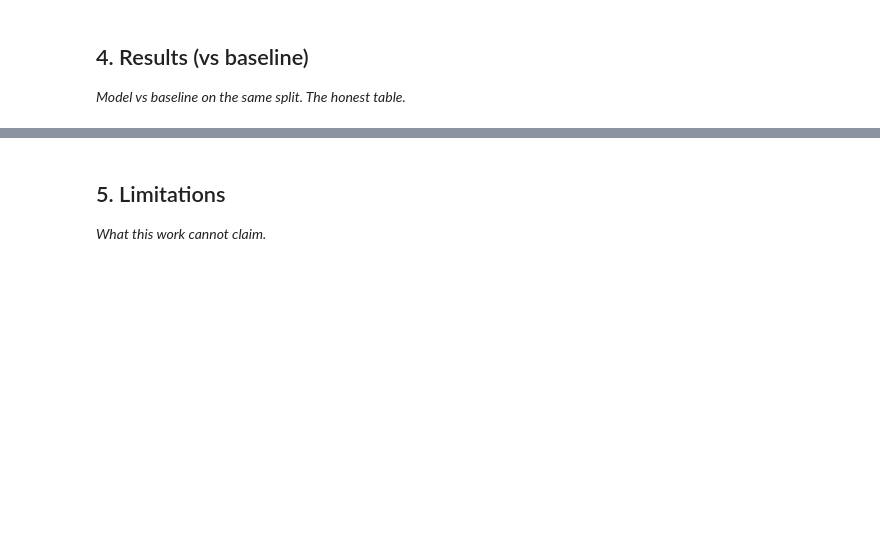
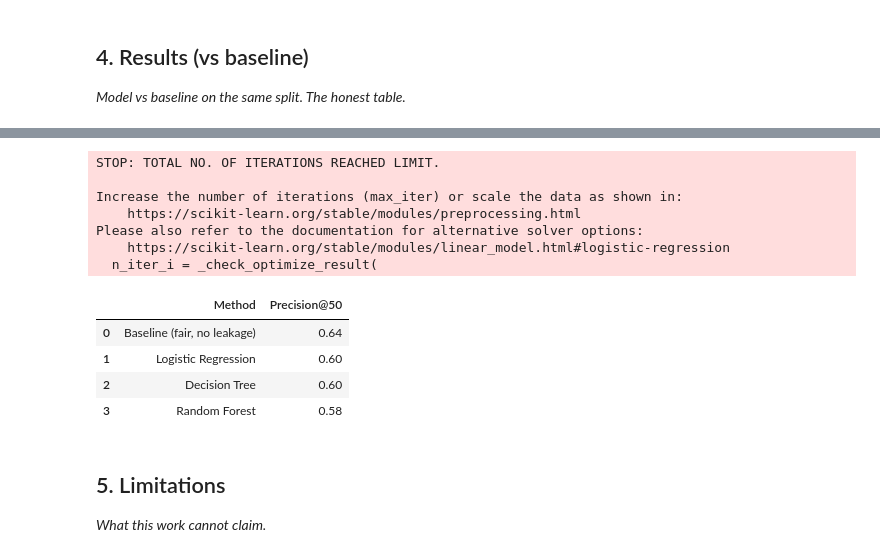
Before and after one commit to maheen-armghan/flyrank-internship, a Jupyter notebook: work/notebooks/capstone.ipynb, the cells around one changed output, grey strips where cells are left out. Drawn from its saved outputs; the diff is of its cells as text; code cells hidden in the pictures; blank space fills up the shorter version.

```diff
--- a/work/notebooks/capstone.ipynb
+++ b/work/notebooks/capstone.ipynb
@@ -25,3 +101,55 @@ This skeleton is yours to fill. Work the sections **in order** — each one has
+# %%
+from sklearn.model_selection import GroupShuffleSplit
+from sklearn.linear_model import LogisticRegression
+from sklearn.tree import DecisionTreeClassifier
+from sklearn.ensemble import RandomForestClassifier
+
+features = ["search_volume","competition","cpc","word_count","content_age_days",
+            "impressions_90d","sessions_90d","avg_position","ctr",
+            "days_since_last_update","engagement_rate","scroll_rate"]
+features = [f for f in features if f in df.columns]
+
+X = df[features].replace([np.inf,-np.inf], np.nan).fillna(0)
+y = df["is_declining_label"]
+groups = df["client_id"] if "client_id" in df.columns else df["content_id"]
+
+gss = GroupShuffleSplit(n_splits=1, test_size=0.3, random_state=42)
+train_idx, test_idx = next(gss.split(X, y, groups=groups))
+X_train, X_test = X.iloc[train_idx], X.iloc[test_idx]
+y_train, y_test = y.iloc[train_idx], y.iloc[test_idx]
+test_df = df.iloc[test_idx].copy()
+
+def precision_at_k(scores, labels, k):
+    order = np.argsort(-np.asarray(scores))
+    return np.asarray(labels)[order[:k]].mean()
+
+test_df["fair_baseline_score"] = ((test_df["days_since_last_update"] >= 180).astype(int) *
+                                    (test_df["impressions_90d"] >= 500).astype(int) * test_df["impressions_90d"])
+fair_p50 = precision_at_k(test_df["fair_baseline_score"].values, y_test.values, 50)
+
+results = {"Baseline (fair, no leakage)": fair_p50}
+for name, model in {
+    "Logistic Regression": LogisticRegression(max_iter=1000, class_weight="balanced"),
+    "Decision Tree": DecisionTreeClassifier(max_depth=4, class_weight="balanced", random_state=42),
+    "Random Forest": RandomForestClassifier(n_estimators=200, max_depth=6, class_weight="balanced", random_state=42),
+}.items():
+    model.fit(X_train, y_train)
+    results[name] = precision_at_k(model.predict_proba(X_test)[:,1], y_test.values, 50)
+
+pd.DataFrame(results.items(), columns=["Method","Precision@50"]).sort_values("Precision@50", ascending=False)
+# %% [output]
+STOP: TOTAL NO. OF ITERATIONS REACHED LIMIT.
+
+Increase the number of iterations (max_iter) or scale the data as shown in:
+    https://scikit-learn.org/stable/modules/preprocessing.html
+Please also refer to the documentation for alternative solver options:
+    https://scikit-learn.org/stable/modules/linear_model.html#logistic-regression
+  n_iter_i = _check_optimize_result(
+|  | Method | Precision@50 |
+| 0 | Baseline (fair, no leakage) | 0.64 |
+| 1 | Logistic Regression | 0.60 |
+| 2 | Decision Tree | 0.60 |
+| 3 | Random Forest | 0.58 |
 # %% [markdown]
 ## 5. Limitations
 
```
Also changed, not shown: parts of 13 cells of this notebook.
